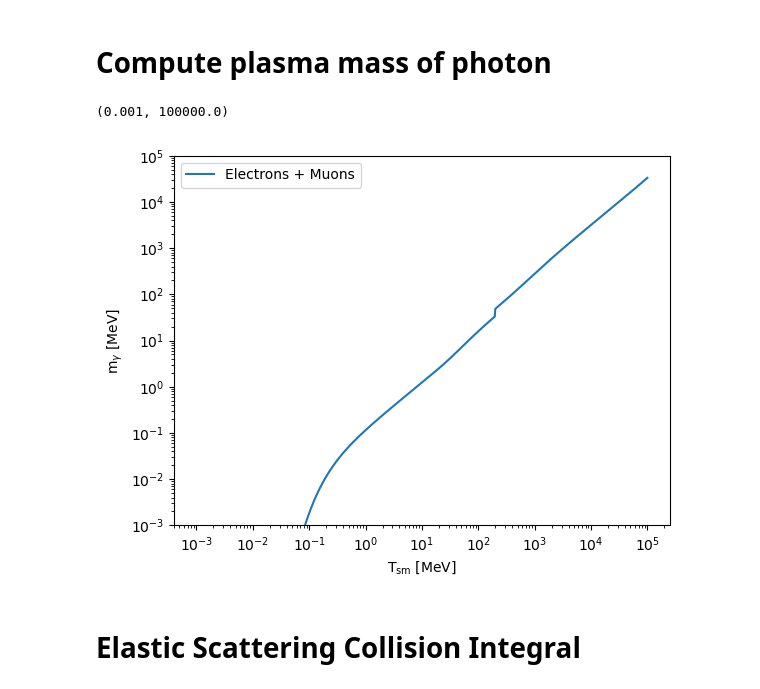
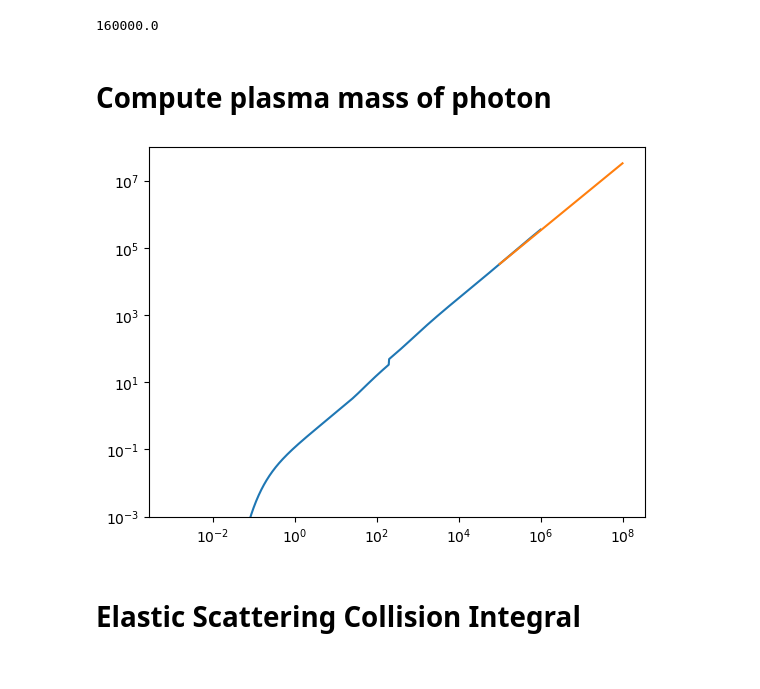
Before and after one commit to Duncan-Adams/mcp_boltzmann, a Jupyter notebook: notebooks/mcp_elastic_scatt.ipynb, the cells around one changed output. Cells and saved outputs as stored; diff of their text form; code cells hidden in the pictures.

```diff
--- a/notebooks/mcp_elastic_scatt.ipynb
+++ b/notebooks/mcp_elastic_scatt.ipynb
@@ -13,29 +21,37 @@ import matplotlib.pyplot as plt
+# %%
+160*1e3
+# %% [output]
+160000.0
 # %% [markdown]
 # Compute plasma mass of photon
-# %%
-from mcp_boltzmann.plasma import m_gam_2
-
-T_sm_grid = np.geomspace(1e-3, 1e5, 1000)
-mg2 = m_gam_2(T_sm_grid)
-mgam_grid = np.sqrt(mg2)
-
-plt.plot(T_sm_grid, mgam_grid, label='Electrons + Muons')
-plt.legend()
-plt.yscale('log')
-plt.xscale('log')
-plt.xlabel(r'T$_{\rm sm}$ [MeV]')
-plt.ylabel(r'm$_{\gamma}$ [MeV]')
-plt.ylim(1e-3, 1e5)
-# %% [output]
-(0.001, 100000.0)
-[figure, removed]
 # %%
-from scipy.interpolate import interp1d
-
+T_sm_grid = np.geomspace(1e-3, 1e6, 1000)
+mg2 = m_gam_2(T_sm_grid)
+mgam_grid = np.sqrt(mg2)
 mgam_interp = interp1d(T_sm_grid, mgam_grid, bounds_error=False, fill_value=(0, mgam_grid[-1]))
 
 def mgamma_thermal(T_sm, T_ds):
     return mgam_interp(T_sm)
+
+
+T_B_grid = np.geomspace(1e5, 1e8, 100)
+mB2 = m_B_2(T_B_grid)
+mB_grid = np.sqrt(mB2)
+mB_interp = interp1d(T_B_grid, mB_grid, bounds_error=False, fill_value=(0, mB_grid[-1]))
+
+def m_B_thermal(T_sm, T_ds):
+    return mB_interp(T_sm)
+# %%
+plt.plot(T_sm_grid, mgam_grid)
+plt.plot(T_B_grid, mB_grid)
+
+plt.ylim(1e-3, 1e8)
+
+plt.xscale('log')
+plt.yscale('log')
+plt.show()
+# %% [output]
+[figure, added]
 # %% [markdown]
 # Elastic Scattering Collision Integral
 # %% [markdown]
```
Also changed, not shown: parts of 31 cells of this notebook, 2 other files.
